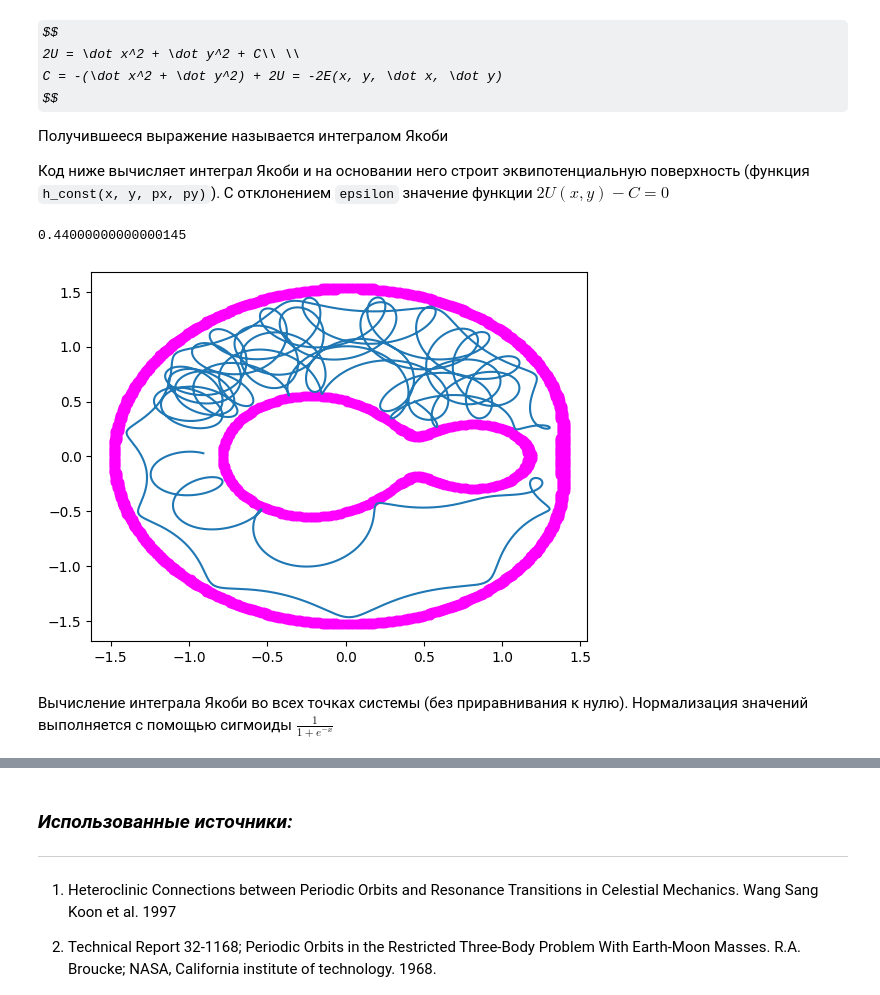
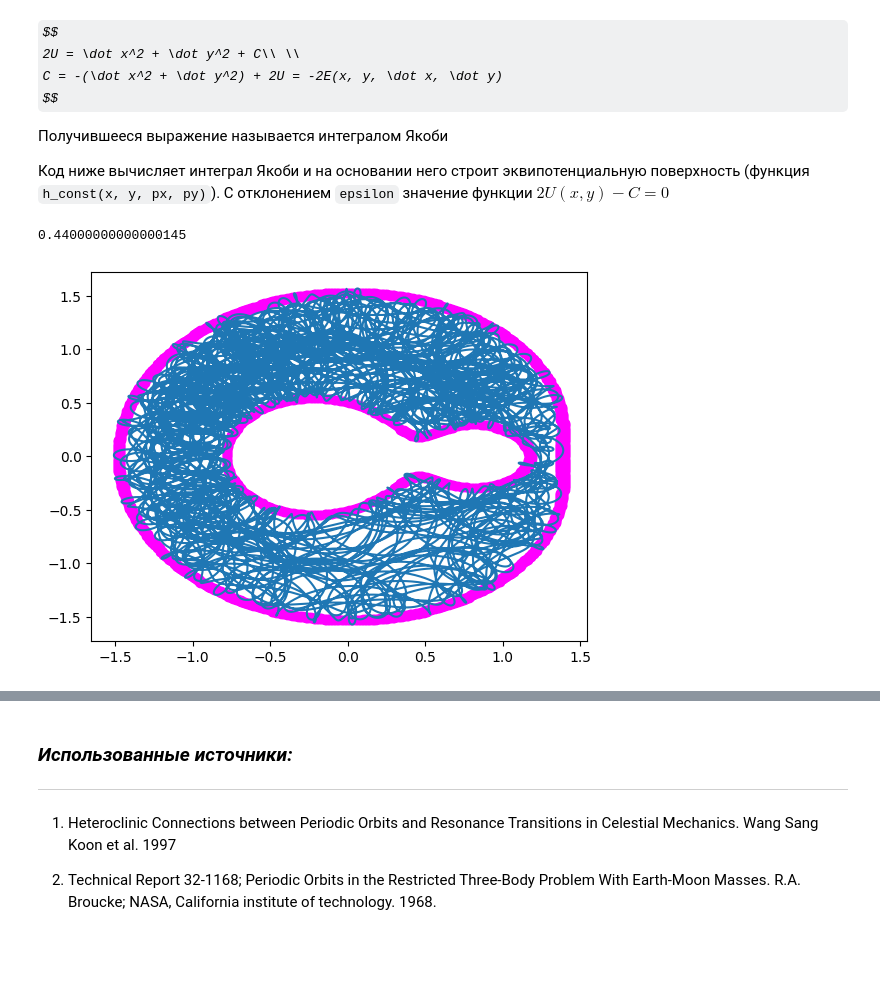
Before and after one commit to ZhizhchenkoA/Mechanic_Project, a Jupyter notebook: Mechanics_beta.ipynb, the cells around one changed output, grey strips where cells are left out. Drawn from its saved outputs; the diff is of its cells as text; code cells hidden in the pictures; some formulas as TeX source; blank space fills up the shorter version.

```diff
--- a/Mechanics_beta.ipynb
+++ b/Mechanics_beta.ipynb
@@ -99,7 +99,7 @@ def f(x, y):
     return (x ** 2 + y ** 2) / 2 + (1 - mu) / r1 + mu / r2 + ((1 - mu) * mu) / 2
 
 def ro(k, x, y, px, py):
-    """Линеаризация значений в колинеарных точках Лагрнжа"""
+    """Линеаризация значений в коллинеарных точках Лагрнжа"""
     ro = mu * abs(k - 1 + mu) ** (-3) + (1 - mu) * abs(k + mu) ** (-3)
     a = 2 * ro + 1
     b = ro - 1
@@ -151,7 +151,7 @@ def diff_h_py(x, y, px, py):
 
 def h_const(x, y, px=0, py=0):
     """Подсчёт постоянной Якоби"""
-    return - 2 * h(x, y, px, py)
+    return 0.5 * (x_dot(x, y, px, py) ** 2 + y_dot(x, y, px, py) ** 2) - f(x, y)
 
 class FloatRange:
     """Класс для использования range с нецелыми числами"""
@@ -193,12 +193,11 @@ lim_y_min, lim_y_max = -1.5, 1.5
 step_y = 0.01
 # x_massiv = int((lim_x_max - lim_x_min) / step_x)
 # y_massiv = int((lim_y_max - lim_y_min) / step_y)
-DAT = []
+DAT = [[0] * len(frange(lim_x_min, lim_x_max, step_x)) for j in frange(lim_y_min, lim_y_max, step_y)]
 
-for i in frange(lim_x_min, lim_x_max, step_x):
-    DAT.append([])
-    for j in frange(lim_y_min, lim_y_max, step_y):
-        DAT[-1].append(W(i, j))
+for i, x in enumerate(frange(lim_x_min, lim_x_max, step_x)):
+    for j, y in enumerate(frange(lim_y_min, lim_y_max, step_y)):
+        DAT[j][i] = W(x, y)
 # print(DAT)
 plt.imshow(DAT, cmap='gray')
 plt.show()
@@ -475,24 +474,21 @@ $$
 # %%
 # x = np.arange(-1.75, 1.75, 0.01)
 # y = np.arange(-1.75, 1.75, 0.01)
 ans_x: list = []
 ans_y: list = []
 epsilon = 0.01
-print(L_x[0])
 x0, y0, px0, py0 = L_x[0], L_y[0], 0, 0
-const: float = 0.5 * (x_dot(x0, y0, px0, py0) ** 2 + y_dot(x0, y0, px0, py0) ** 2) - f(x0, y0)
+const: float = h_const(x0, y0, px0, py0)
 
 for i in tqdm(frange(-2, 2, 0.01)):
     for j in frange(-2, 2, 0.01):
         if  abs(f(i, j) + const) <= epsilon:
             ans_x.append(i)
             ans_y.append(j)
-x, y = move(L_x[0], 0.5, t=1000000)
+x, y = move(L_x[0], 0.5, t=10000000)
 plt.scatter(ans_x, ans_y, color='magenta')
 plt.plot(x, y)
 plt.show()
 # %% [output]
 0.44000000000000145
-[figure, old version]
+[figure, new version]
-# %% [markdown]
-Вычисление интеграла Якоби во всех точках системы (без приравнивания к нулю). Нормализация значений выполняется с помощью сигмоиды $\frac{1}{1 + e^{-x}}$
```
Also changed, not shown: parts of 6 cells of this notebook.
